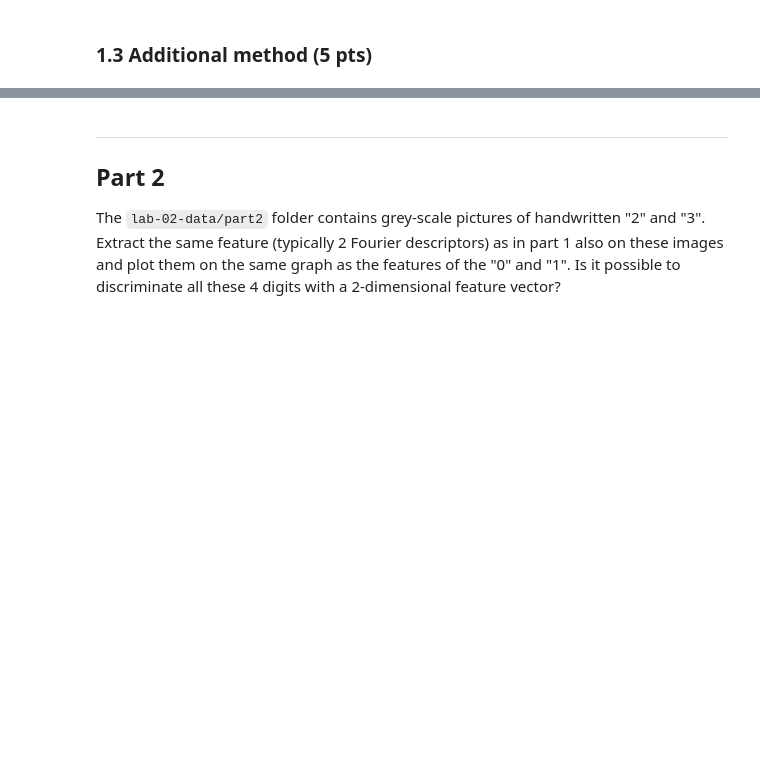
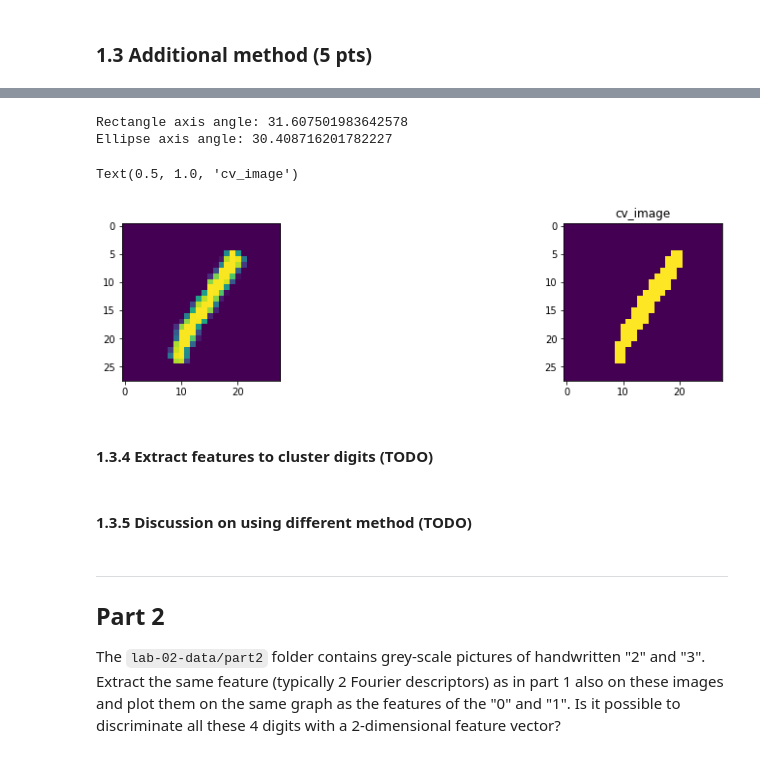
Before and after one commit to LTS5/iapr, a Jupyter notebook: labs/lab_02_object_description.ipynb, the cells around one changed output, grey strips where cells are left out. Cells and saved outputs as stored; diff of their text form; code cells hidden in the pictures; blank space fills up the shorter version.

```diff
--- a/labs/lab_02_object_description.ipynb
+++ b/labs/lab_02_object_description.ipynb
@@ -418,3 +586,48 @@ for i, scale_factor in enumerate(scale_factors):
+# %%
+# ref
+# https://opencv24-python-tutorials.readthedocs.io/en/latest/py_tutorials/py_imgproc/py_contours/py_contour_features/py_contour_features.html
+# https://github.com/rtharungowda/hcg/blob/2cc3125e120d3279bfe8daf89e16f28d38ac4767/segmentation.py
+im1 = ones_im[4]
+bool_im1 = img_as_bool(im1)
+im1_array = Image.fromarray(np.uint8(bool_im1*255))
+cv_image = np.array(im1_array)
+
+_, thresh = cv2.threshold(cv_image, 127, 255, 0)
+contours, _ = cv2.findContours(thresh, 1, 2)
+cnt = contours[0]
+cnt = cv2.convexHull(cnt)
+
+# contours,hierarchy = cv2.findContours(thresh, 1, 2)
+# cnt = contours[0]
+rect = cv2.minAreaRect(cnt)
+box = cv2.boxPoints(rect)
+box = np.int0(box)
+# rect_im0 = cv2.drawContours(binary_im, [box], 0, (0,0,255), 2)
+print("Rectangle axis angle:", rect[2])
+
+ellipse = cv2.fitEllipse(cnt)
+angle_ell = ellipse[-1]
+if angle_ell < 90:
+    angle_ell = angle_ell
+else:
+    angle_ell = angle_ell - 180
+# ellipse_im0 = cv2.ellipse(binary_im,ellipse,(0,255,0),2)
+print("Ellipse axis angle:", angle_ell)
+
+fig, axes = plt.subplots(1, 2, figsize=(15, 3))
+axes[0].imshow(im1)
+axes[1].set_title('raw')
+axes[1].imshow(cv_image)
+axes[1].set_title('cv_image')
+# %% [output]
+Rectangle axis angle: 31.607501983642578
+Ellipse axis angle: 30.408716201782227
+Text(0.5, 1.0, 'cv_image')
+[figure, added]
+# %% [markdown]
+#### 1.3.4 Extract features to cluster digits (TODO)
+# %% [markdown]
+#### 1.3.5 Discussion on using different method (TODO)
 # %% [markdown]
 ---
 ## Part 2
```
Also changed, not shown: parts of 26 cells of this notebook, 1 other file.
